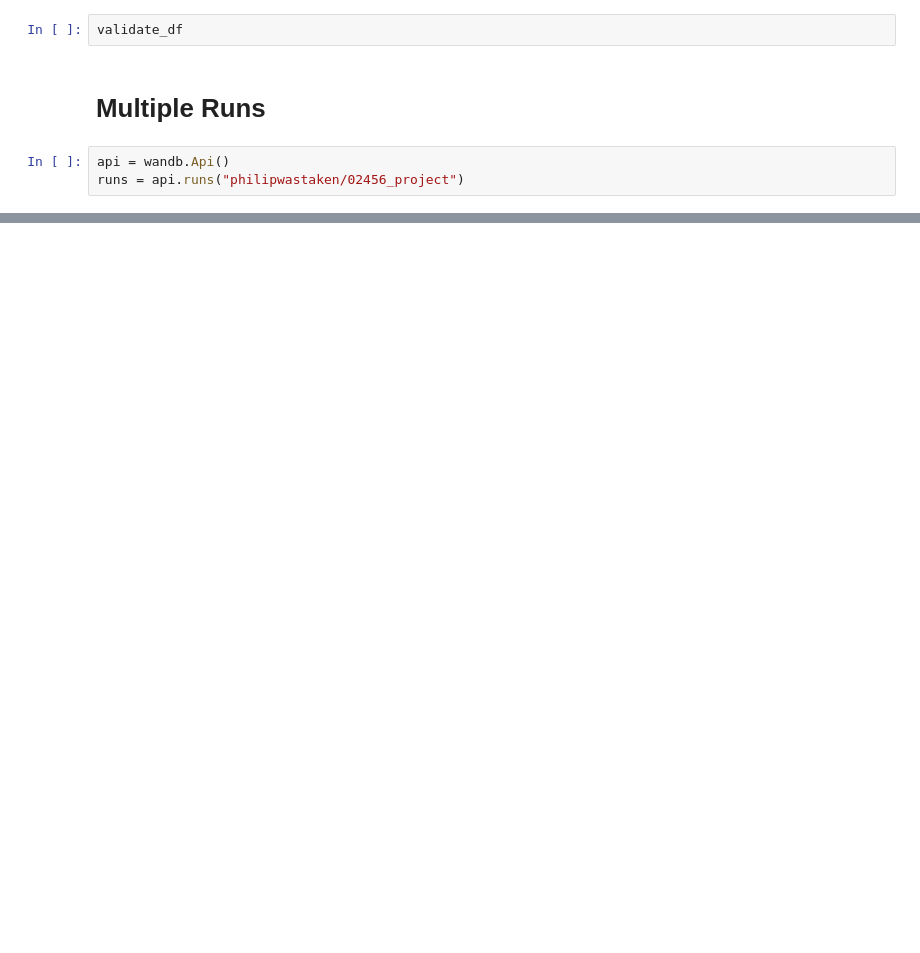
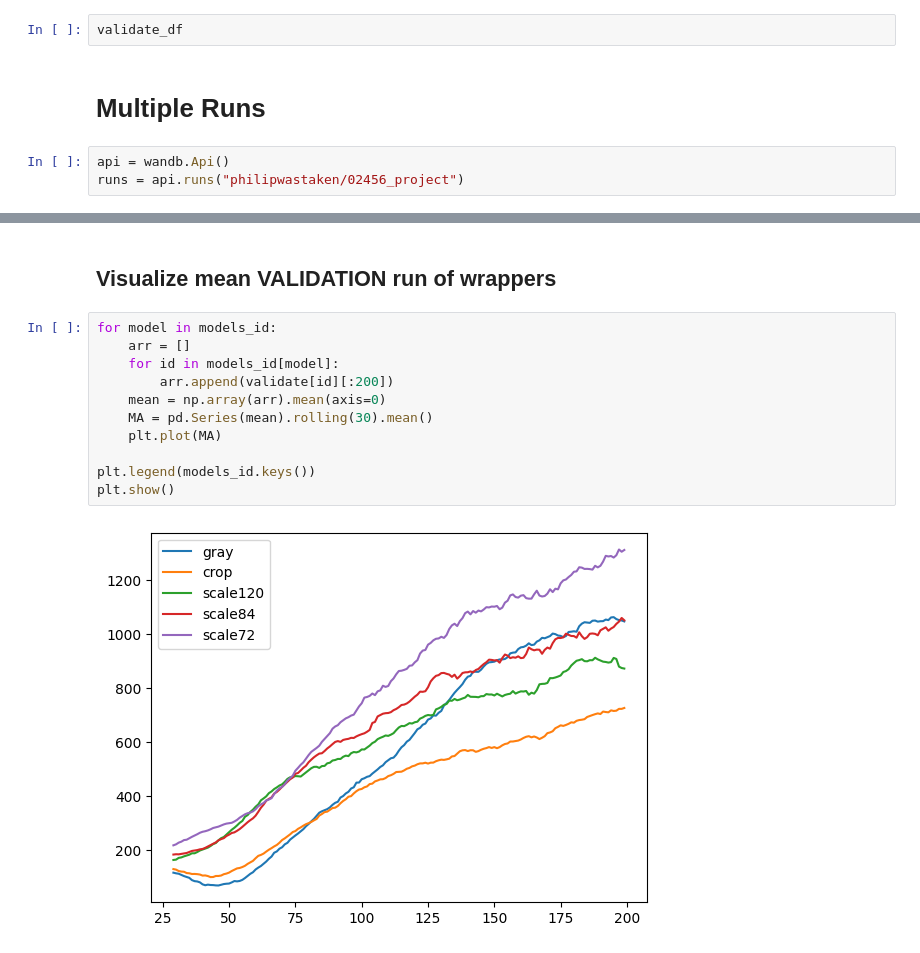
Before and after one commit to philipwastakenwastaken/02456_project, a Jupyter notebook: extract_data.ipynb, the cells around one changed output, grey strips where cells are left out. Drawn from its saved outputs; the diff is of its cells as text; blank space fills up the shorter version.

```diff
--- a/extract_data.ipynb
+++ b/extract_data.ipynb
@@ -75,0 +184,15 @@ for run in runs:
+# %% [markdown]
+## Visualize mean VALIDATION run of wrappers
+# %%
+for model in models_id:
+    arr = []
+    for id in models_id[model]:
+        arr.append(validate[id][:200])
+    mean = np.array(arr).mean(axis=0)
+    MA = pd.Series(mean).rolling(30).mean()
+    plt.plot(MA)
+
+plt.legend(models_id.keys())
+plt.show()
+# %% [output]
+[figure, added]
```
Also changed, not shown: parts of 17 cells of this notebook, 3 other files.
